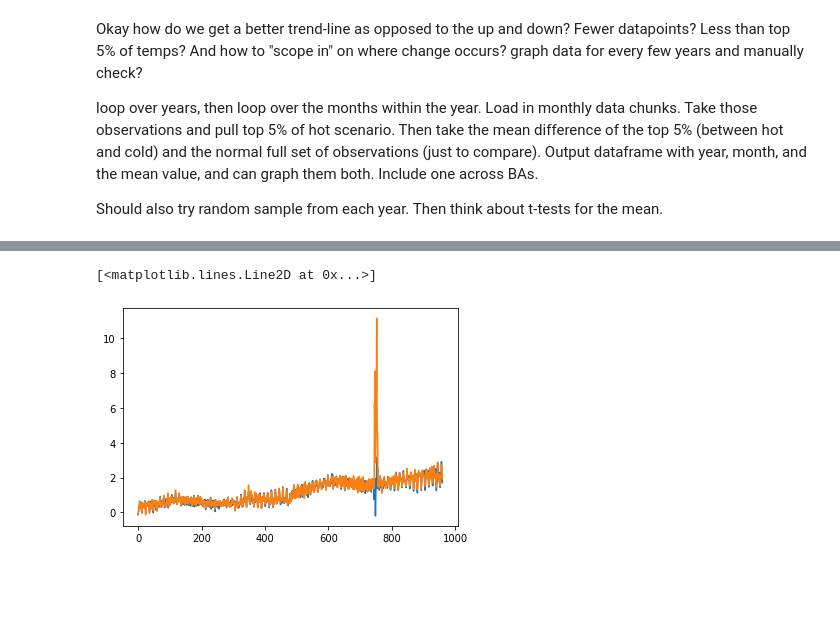
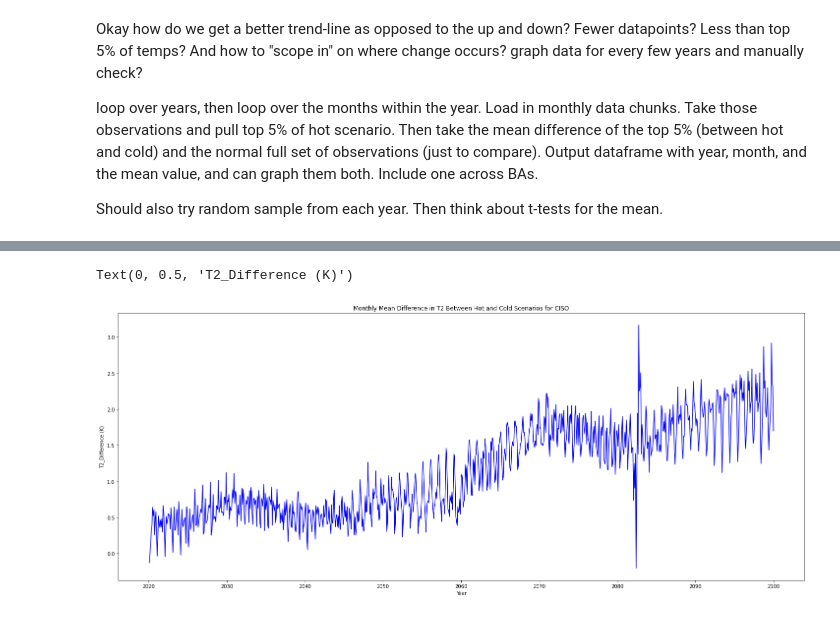
Before and after one commit to IMMM-SFA/misha_code, a Jupyter notebook: change_detection.ipynb, the cells around one changed output, grey strips where cells are left out. Cells and saved outputs as stored; diff of their text form; code cells hidden in the pictures; blank space fills up the shorter version.

Commit message:
adds lots of graphs

```diff
--- a/change_detection.ipynb
+++ b/change_detection.ipynb
@@ -248,9 +158,11 @@ def difference_values_general(input_BA): # do input_BA as string e.g. 'AEC'
     months_list_repeated = months_list * 80
     diff_means_df['Month'] = months_list_repeated
 
+    months_index = pd.date_range(start = '2020-01', end = '2100-01', freq = 'M')
+    diff_means_df['Index'] = months_index
+
     # reorganize columns
-    diff_means_df = diff_means_df[['Year', 'Month', 'Mean_Difference']]
-
+    diff_means_df = diff_means_df[['Index', 'Year', 'Month', 'Mean_Difference']]
 
     return diff_means_df  # len of list is 960, so a monthly mean value over 80 years of data
 # %%
@@ -279,6 +203,10 @@ print(aeci_diff_5)
 # %%
-plt.plot(aeci_diff['Mean_Difference'])
-plt.plot(aeci_diff_5['Mean_Difference'])
+plt.figure(figsize=(25, 10))
+plt.plot(aeci_diff['Index'], aeci_diff['Mean_Difference'], color = 'blue')
+
+plt.xlabel('Year')
+plt.title('Monthly Mean Difference in T2 Between Hot and Cold Scenarios for CISO')
+plt.ylabel('T2_Difference (K)')
 # %% [output]
-[<matplotlib.lines.Line2D at 0x...>]
+Text(0, 0.5, 'T2_Difference (K)')
-[figure, old version]
+[figure, new version]
```
Also changed, not shown: parts of 19 cells of this notebook.
